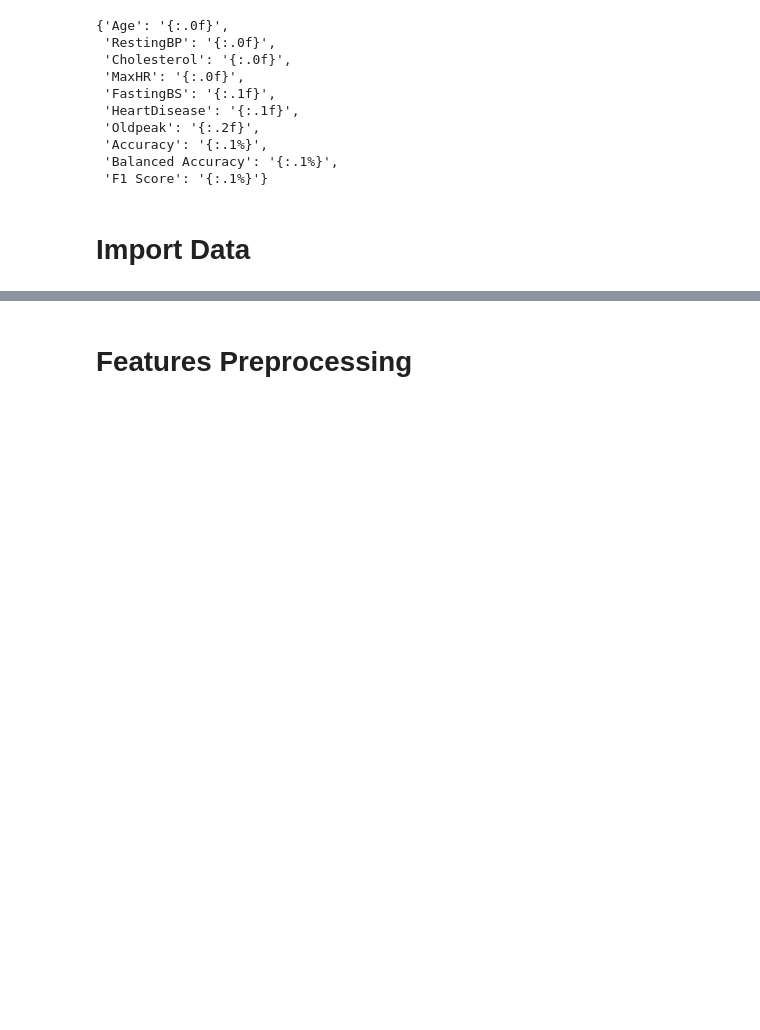
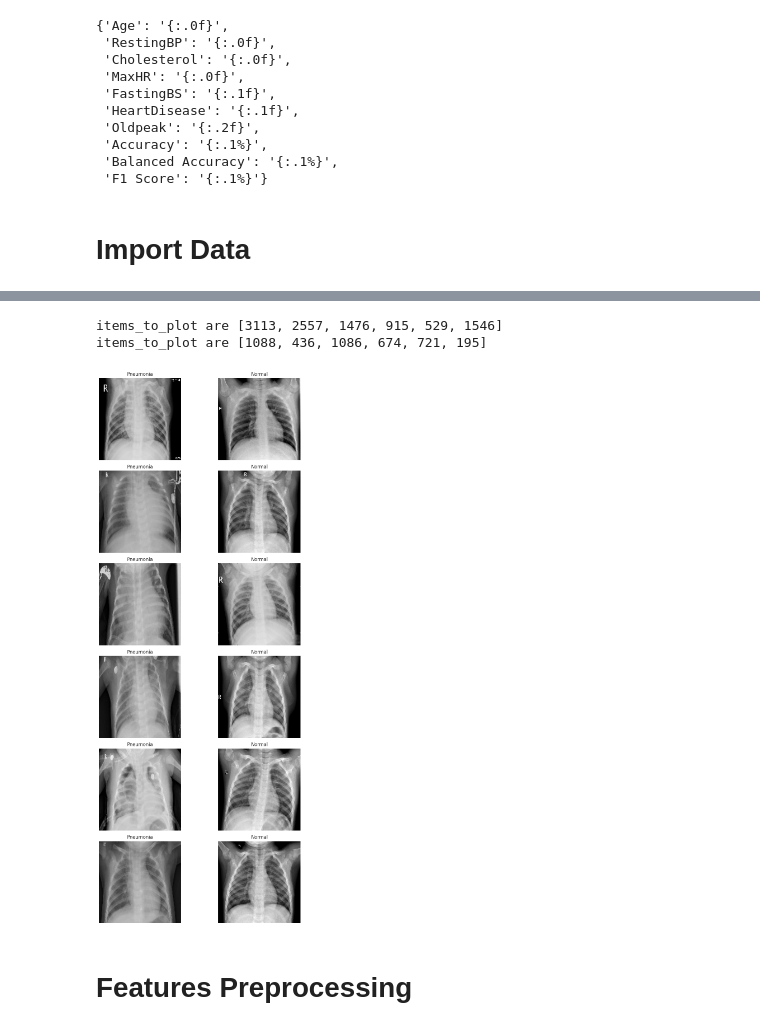
Before and after one commit to juliepinole/eth, a Jupyter notebook: healthcare/chest/Chest_explo.ipynb, the cells around one changed output, grey strips where cells are left out. Drawn from its saved outputs; the diff is of its cells as text; code cells hidden in the pictures; blank space fills up the shorter version.

```diff
--- a/healthcare/chest/Chest_explo.ipynb
+++ b/healthcare/chest/Chest_explo.ipynb
@@ -242,3 +246,16 @@ dtype: int64
+# %%
+gr.images_subplots(
+    img_data=train,
+    ncols=2,
+		nrows=6,
+		figsize=(10,20),
+		list_all_labels=list_all_labels,
+    labels=list(set(list_all_labels)),
+)
+# %% [output]
+items_to_plot are [3113, 2557, 1476, 915, 529, 1546]
+items_to_plot are [1088, 436, 1086, 674, 721, 195]
+[figure, added]
 # %% [markdown]
 # Features Preprocessing
 # %%
```
Also changed, not shown: parts of 38 cells of this notebook, 2 other files.
